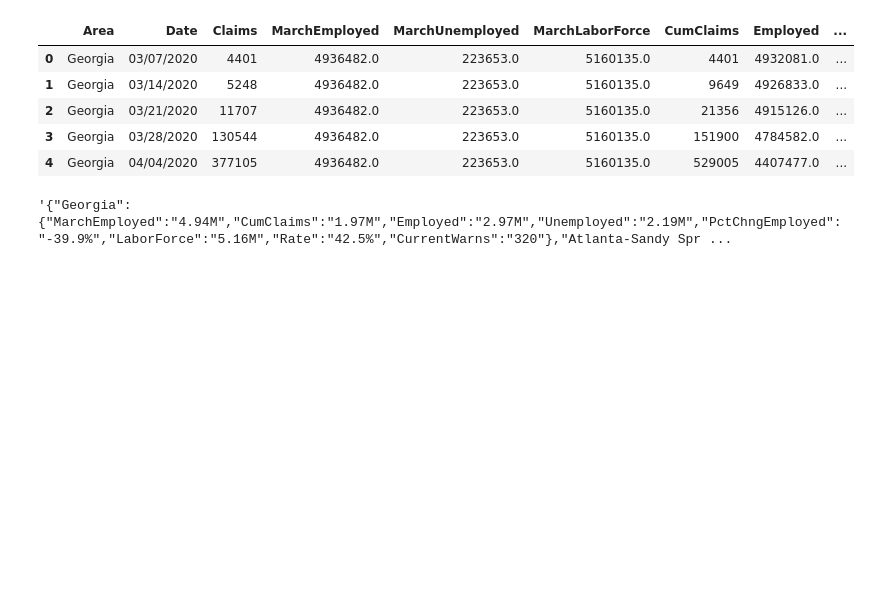
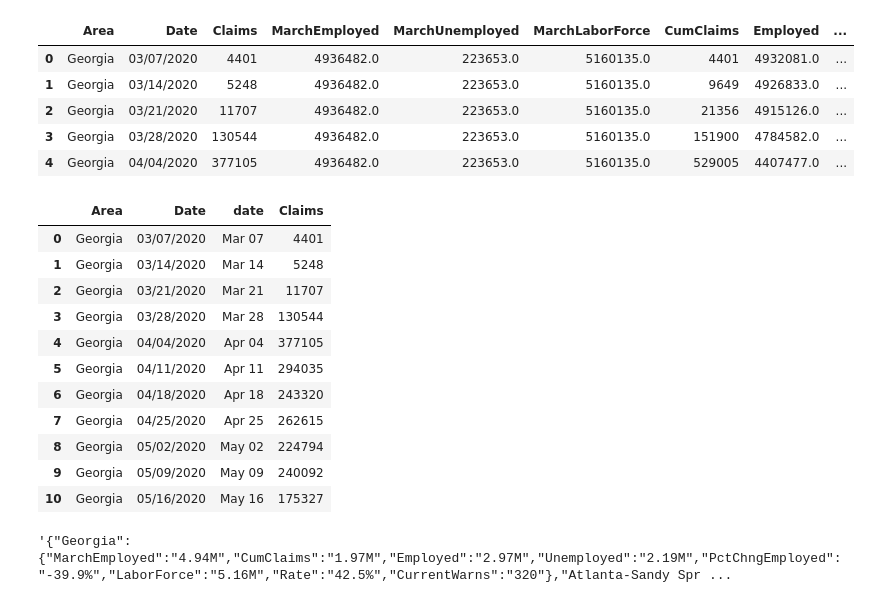
Before and after one commit to mmainzer/covid-recovery, a Jupyter notebook: data/dol-data.ipynb, the cells around one changed output. Drawn from its saved outputs; the diff is of its cells as text; code cells hidden in the pictures; blank space fills up the shorter version.

```diff
--- a/data/dol-data.ipynb
+++ b/data/dol-data.ipynb
@@ -412,6 +412,21 @@ appWarns.rename(columns={'Company name' : 'Company',
                          'Est. Impact':'Employees'}, inplace=True)
 # %%
 appWarns["Date"] = pd.to_datetime(appWarns["Date"]).dt.strftime('%b %d')
+# %%
+data.head(11)
+# %% [output]
+|  | Area | Date | date | Claims |
+| 0 | Georgia | 03/07/2020 | Mar 07 | 4401 |
+| 1 | Georgia | 03/14/2020 | Mar 14 | 5248 |
+| 2 | Georgia | 03/21/2020 | Mar 21 | 11707 |
+| 3 | Georgia | 03/28/2020 | Mar 28 | 130544 |
+| 4 | Georgia | 04/04/2020 | Apr 04 | 377105 |
+| 5 | Georgia | 04/11/2020 | Apr 11 | 294035 |
+| 6 | Georgia | 04/18/2020 | Apr 18 | 243320 |
+| 7 | Georgia | 04/25/2020 | Apr 25 | 262615 |
+| 8 | Georgia | 05/02/2020 | May 02 | 224794 |
+| 9 | Georgia | 05/09/2020 | May 09 | 240092 |
+| 10 | Georgia | 05/16/2020 | May 16 | 175327 |
 # %%
 # write files
 # this is the county polygon file for fill layers in mapbox
```
Also changed, not shown: 1 other file.
